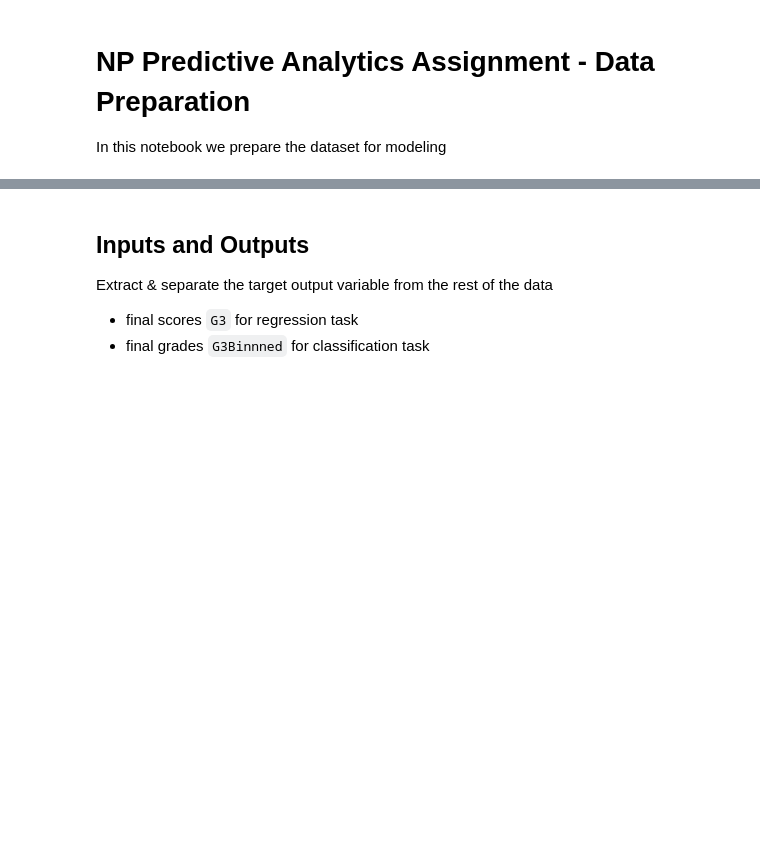
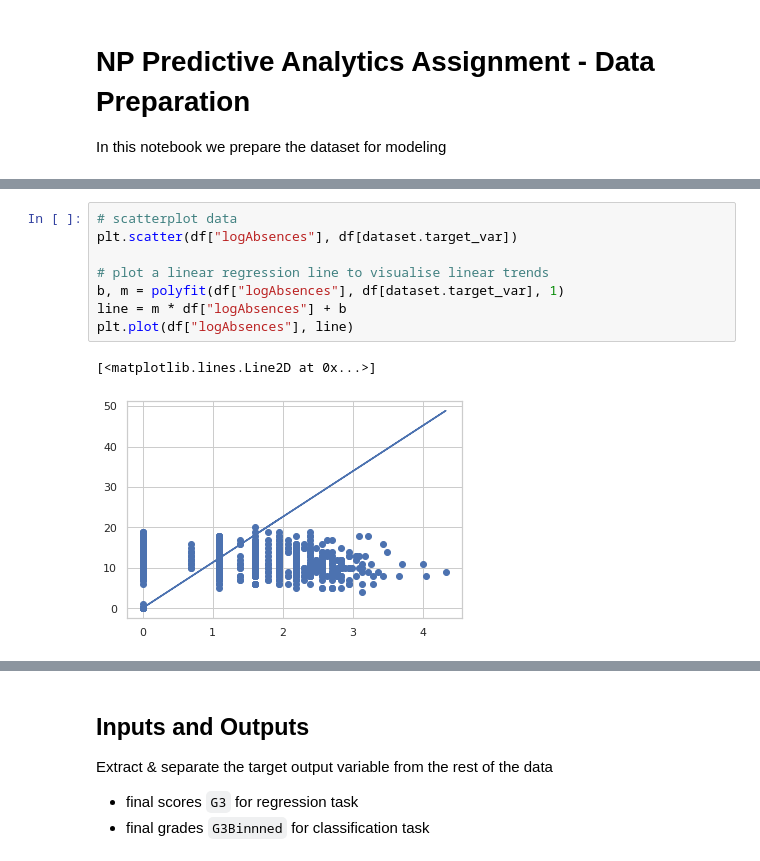
Before and after one commit to mrzzy/np-pa-assign, a Jupyter notebook: dataprep.ipynb, the cells around one changed output, grey strips where cells are left out. Cells and saved outputs as stored; diff of their text form; blank space fills up the shorter version.

```diff
--- a/dataprep.ipynb
+++ b/dataprep.ipynb
@@ -35,0 +56,11 @@ len(df)
+# %%
+# scatterplot data
+plt.scatter(df["logAbsences"], df[dataset.target_var])
+
+# plot a linear regression line to visualise linear trends
+b, m = polyfit(df["logAbsences"], df[dataset.target_var], 1)
+line = m * df["logAbsences"] + b
+plt.plot(df["logAbsences"], line)
+# %% [output]
+[<matplotlib.lines.Line2D at 0x...>]
+[figure, added]
```
Also changed, not shown: parts of 25 cells of this notebook, 1 other file.
